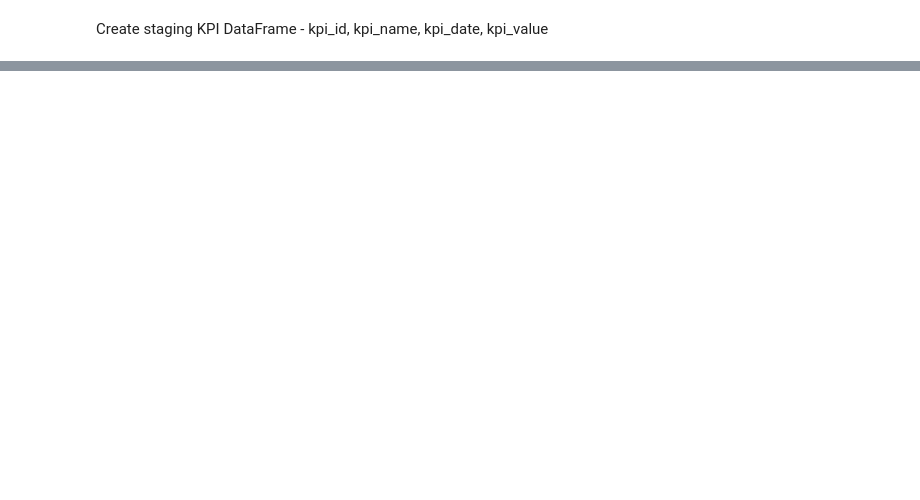
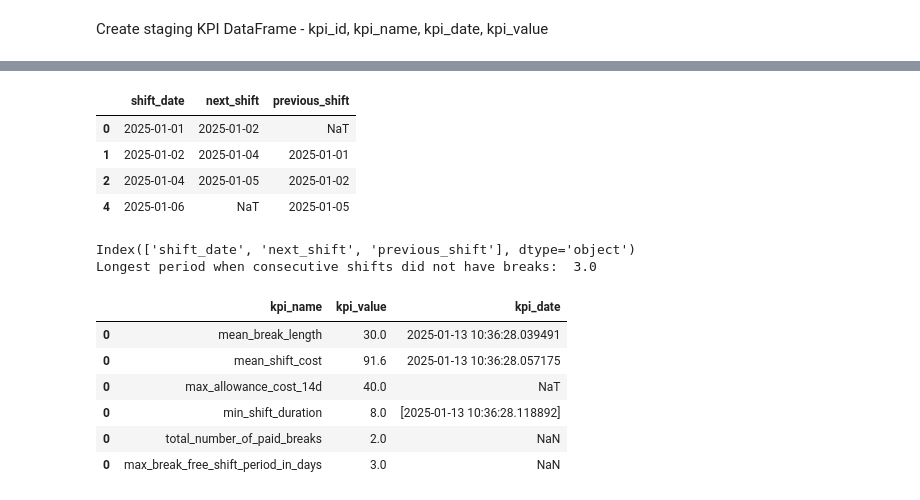
Before and after one commit to MimaJovic/hello-world, a Jupyter notebook: my_code/code.ipynb, the cells around one changed output, grey strips where cells are left out. Cells and saved outputs as stored; diff of their text form; code cells hidden in the pictures; blank space fills up the shorter version.

```diff
--- a/my_code/code.ipynb
+++ b/my_code/code.ipynb
@@ -218,0 +251,36 @@ display(stg_kpis)
+# %%
+# Add sixth row - longest period in days when consecutive shifts did not have breaks
+# Firstly add additional column that represents date of the following shift
+sub_shifts_cons = stg_shifts.loc[:,[ 'shift_date']]
+sub_shifts_cons['next_shift'] = sub_shifts_cons['shift_date'].shift(-1)
+sub_shifts_cons['previous_shift'] = sub_shifts_cons['shift_date'].shift(1)
+sub_shifts_cons = sub_shifts_cons[ ((sub_shifts_cons['next_shift'] - sub_shifts_cons['shift_date']).dt.days != 1) | ((sub_shifts_cons['shift_date'] - sub_shifts_cons['previous_shift']).dt.days != 1)]
+display(sub_shifts_cons)
+print(sub_shifts_cons.columns)
+sub_shifts_cons['next_shift'] = sub_shifts_cons['shift_date'].shift(-1)
+sub_shifts_cons['final_days'] = sub_shifts_cons.apply(
+           lambda row: (row['next_shift'] - row['shift_date']).days + 1 if
+           ( pd.isna(row['previous_shift']) or (row['shift_date'] - row['previous_shift']).days >  1)
+           else None,
+           axis = 1)
+# Axis = 0 -> this makes the function apply row-wise, meaning that it will be applied to each row of the DataFrame
+max_cons = sub_shifts_cons['final_days'].max()
+print("Longest period when consecutive shifts did not have breaks: ", max_cons )
+new_row = pd.DataFrame({'kpi_name': ['max_break_free_shift_period_in_days'], 'kpi_value': [max_cons]})
+stg_kpis = pd.concat([stg_kpis, new_row])
+display(stg_kpis)
+# %% [output]
+|  | shift_date | next_shift | previous_shift |
+| 0 | 2025-01-01 | 2025-01-02 | NaT |
+| 1 | 2025-01-02 | 2025-01-04 | 2025-01-01 |
+| 2 | 2025-01-04 | 2025-01-05 | 2025-01-02 |
+| 4 | 2025-01-06 | NaT | 2025-01-05 |
+Index(['shift_date', 'next_shift', 'previous_shift'], dtype='object')
+Longest period when consecutive shifts did not have breaks:  3.0
+|  | kpi_name | kpi_value | kpi_date |
+| 0 | mean_break_length | 30.0 | 2025-01-13 10:36:28.039491 |
+| 0 | mean_shift_cost | 91.6 | 2025-01-13 10:36:28.057175 |
+| 0 | max_allowance_cost_14d | 40.0 | NaT |
+| 0 | min_shift_duration | 8.0 | [2025-01-13 10:36:28.118892] |
+| 0 | total_number_of_paid_breaks | 2.0 | NaN |
+| 0 | max_break_free_shift_period_in_days | 3.0 | NaN |
```
Also changed, not shown: parts of 12 cells of this notebook, 2 other files.
